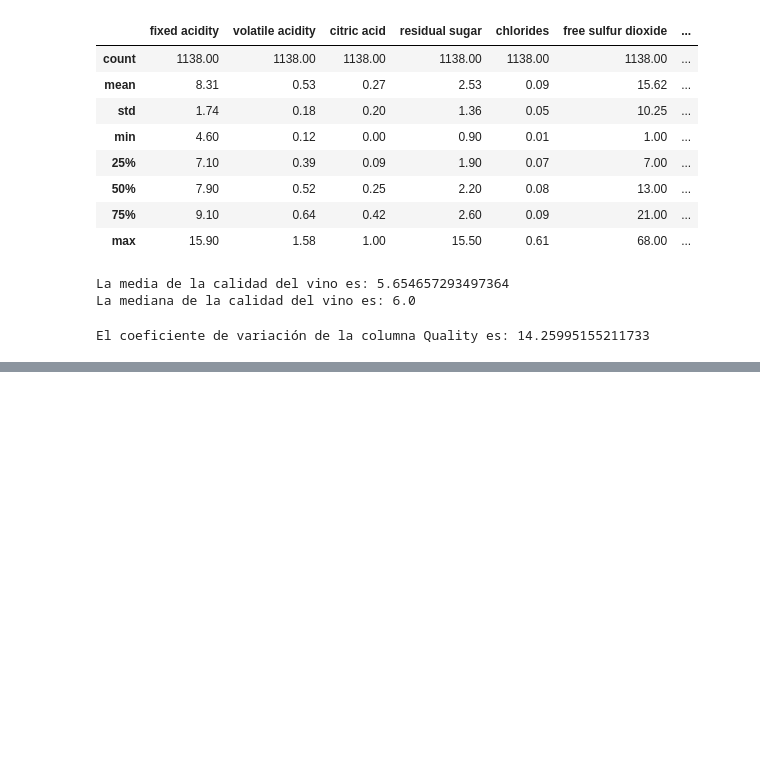
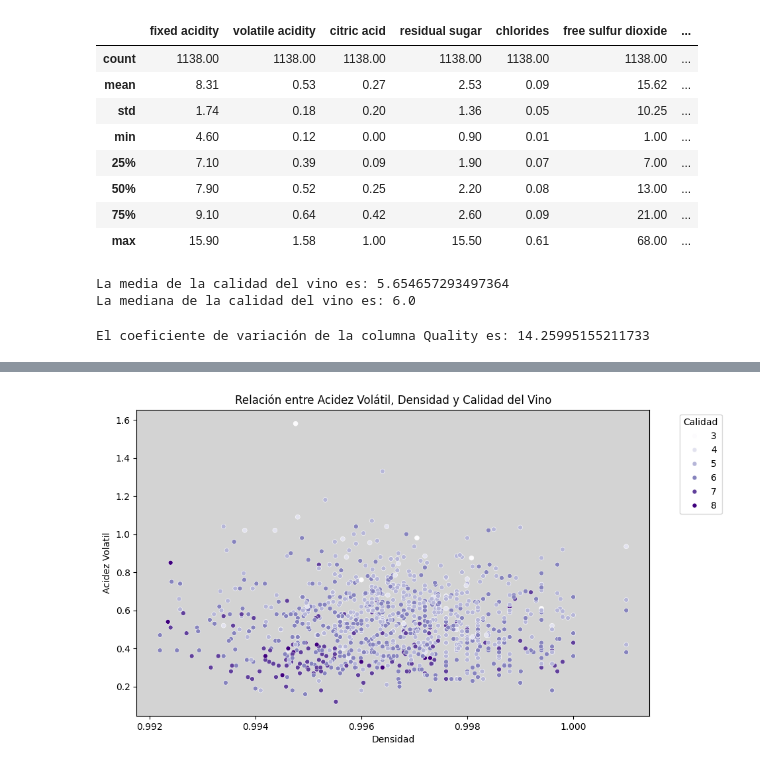
Before and after one commit to ignaciomz/CH_IM_61140, a Jupyter notebook: WineQuality_Parte1_Martínez.ipynb, the cells around one changed output, grey strips where cells are left out. Cells and saved outputs as stored; diff of their text form; code cells hidden in the pictures; blank space fills up the shorter version.

```diff
--- a/WineQuality_Parte1_Martínez.ipynb
+++ b/WineQuality_Parte1_Martínez.ipynb
@@ -211,0 +360,14 @@ El coeficiente de variación de la columna Quality es: 14.25995155211733
+# %%
+#Aqui volvemos a comparar, la acidez volátil con la densidad, identificando calidades y vemos las mismas conclusiones.
+#Densidades medias, y baja acidez volátil, vinos de mejor calidad.
+
+plt.figure(figsize=(10, 6))
+plt.gca().set_facecolor('lightgrey')
+scatter = sns.scatterplot(x='density', y='volatile acidity', hue='quality', palette='Purples', data=qw_eliminado, s=25)
+plt.xlabel('Densidad')
+plt.ylabel('Acidez Volatil')
+plt.title('Relación entre Acidez Volátil, Densidad y Calidad del Vino')
+plt.legend(title='Calidad', bbox_to_anchor=(1.05, 1), loc='upper left')
+plt.show()
+# %% [output]
+[figure, added]
```
Also changed, not shown: parts of 10 cells of this notebook.
